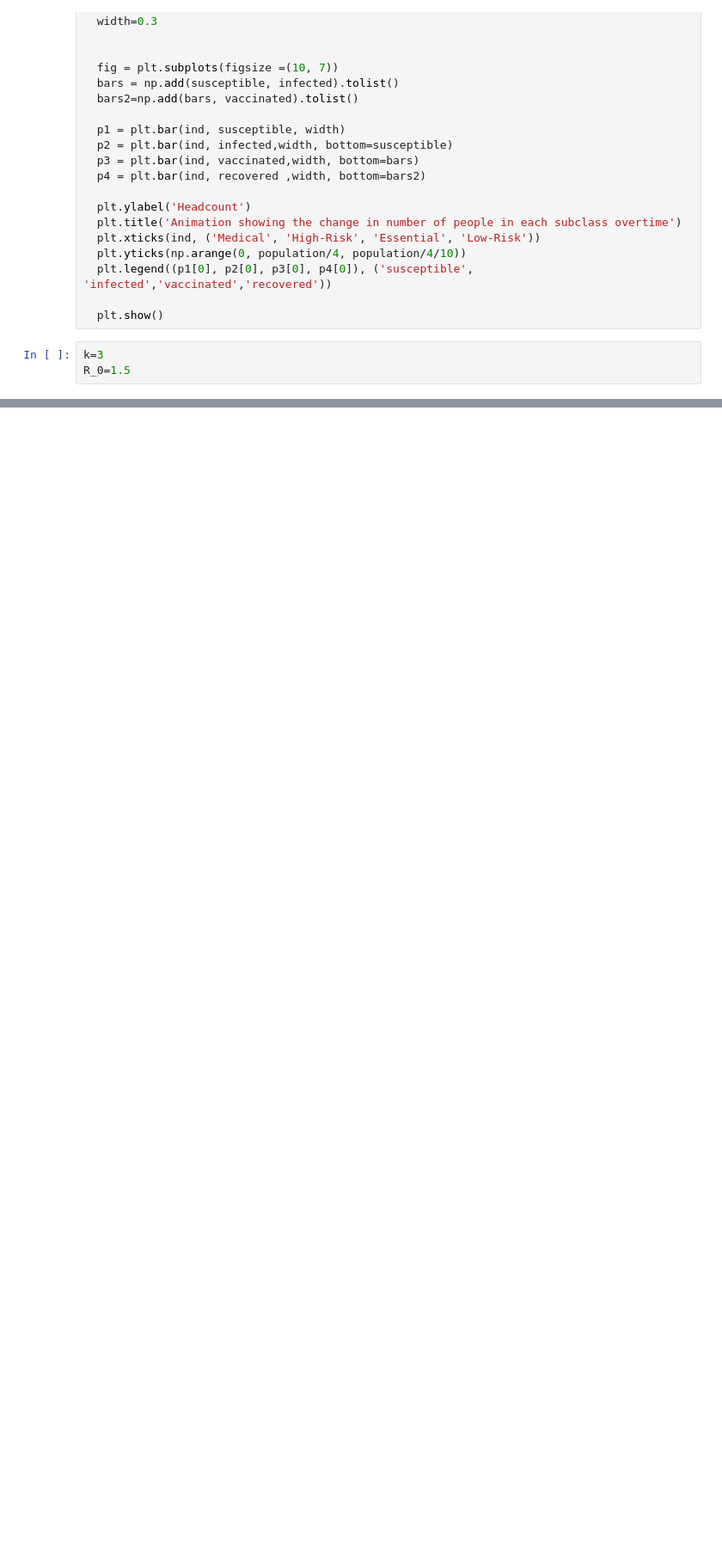
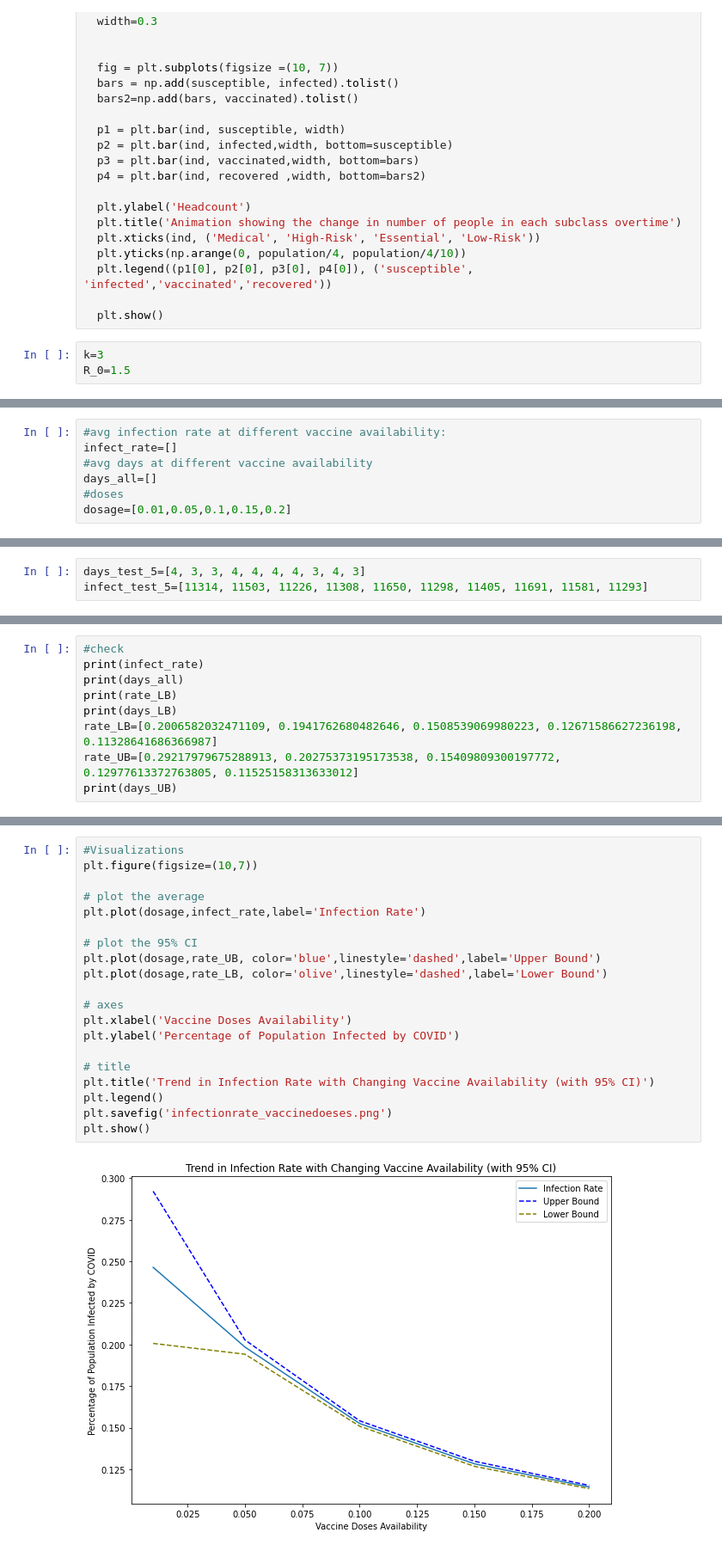
Before and after one commit to sc2267/ORIE-4580-Final-Project, a Jupyter notebook: ORIE_4580_Project.ipynb, the cells around one changed output, grey strips where cells are left out. Shown: that part at 86% size. Saved outputs shown, nothing was run; the diff lists cells and outputs as text; blank space fills up the shorter version.

```diff
--- a/ORIE_4580_Project.ipynb
+++ b/ORIE_4580_Project.ipynb
@@ -582,0 +790,7 @@ print('The 95% CI for the number of days it takes to contain the virus is (', LB
+# %%
+#avg infection rate at different vaccine availability:
+infect_rate=[]
+#avg days at different vaccine availability
+days_all=[]
+#doses
+dosage=[0.01,0.05,0.1,0.15,0.2]
@@ -583 +815,4 @@ print('The 95% CI for the number of days it takes to contain the virus is (', LB
+# %%
+days_test_5=[4, 3, 3, 4, 4, 4, 4, 3, 4, 3]
+infect_test_5=[11314, 11503, 11226, 11308, 11650, 11298, 11405, 11691, 11581, 11293]
 # %%
@@ -604,0 +846,9 @@ print('The 95% CI for the number of days it takes to contain the virus is (', LB
+# %%
+#check
+print(infect_rate)
+print(days_all)
+print(rate_LB)
+print(days_LB)
+rate_LB=[0.2006582032471109, 0.1941762680482646, 0.1508539069980223, 0.12671586627236198, 0.11328641686366987]
+rate_UB=[0.29217979675288913, 0.20275373195173538, 0.15409809300197772, 0.12977613372763805, 0.11525158313633012]
+print(days_UB)
@@ -604,0 +861,22 @@ print('The 95% CI for the number of days it takes to contain the virus is (', LB
+# %%
+#Visualizations
+plt.figure(figsize=(10,7))
+
+# plot the average
+plt.plot(dosage,infect_rate,label='Infection Rate')
+
+# plot the 95% CI
+plt.plot(dosage,rate_UB, color='blue',linestyle='dashed',label='Upper Bound')
+plt.plot(dosage,rate_LB, color='olive',linestyle='dashed',label='Lower Bound')
+
+# axes
+plt.xlabel('Vaccine Doses Availability')
+plt.ylabel('Percentage of Population Infected by COVID')
+
+# title
+plt.title('Trend in Infection Rate with Changing Vaccine Availability (with 95% CI)')
+plt.legend()
+plt.savefig('infectionrate_vaccinedoeses.png')
+plt.show()
+# %% [output]
+[figure, added]
```
Also changed, not shown: parts of 31 cells of this notebook, 1 other file.
